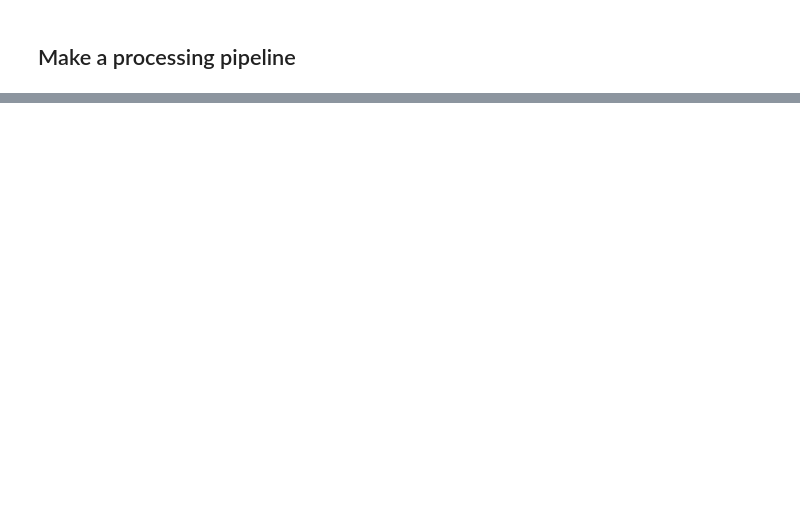
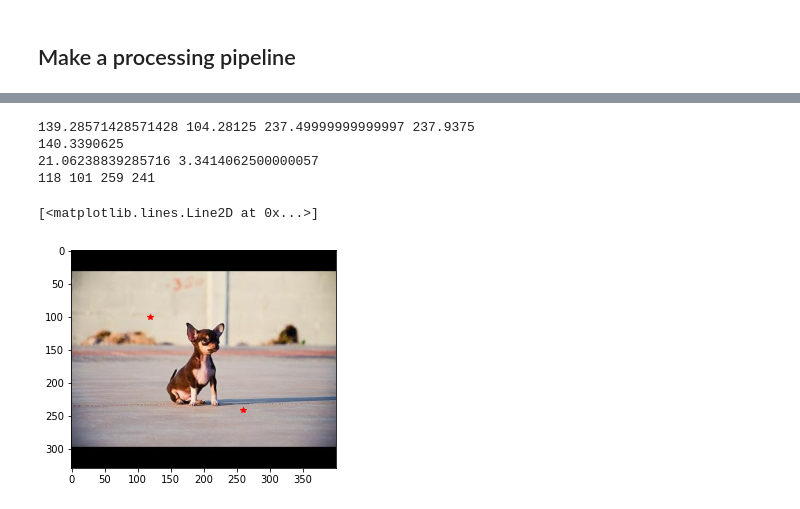
Before and after one commit to makyeme/usecase-background-seperation, a Jupyter notebook: image_to_trimap.ipynb, the cells around one changed output, grey strips where cells are left out. Cells and saved outputs as stored; diff of their text form; code cells hidden in the pictures; blank space fills up the shorter version.

```diff
--- a/image_to_trimap.ipynb
+++ b/image_to_trimap.ipynb
@@ -119,0 +160,39 @@ prepare_image("../DUTS/DUTS-TR/DUTS-TR-Image/n04254680_7831.jpg", show_steps=Tru
+# %%
+plt.imshow(test_img)
+height, width = test_img.shape[:2]
+x_scale = 224.0 / width
+y_scale = 224.0 / height
+
+x0 = minx / x_scale
+y0 = miny / y_scale
+
+x1 = maxx / x_scale
+y1 = maxy / y_scale
+print(x0, y0, x1, y1)
+
+square_size=max(x1-x0, y1-y0) * 1.05
+print(square_size)
+
+x_pad = (square_size - (x1 - x0)) / 2
+y_pad = (square_size - (y1 - y0)) / 2
+print(x_pad, y_pad)
+
+x0-=x_pad
+y0-=y_pad
+x1+=x_pad
+y1+=y_pad
+
+x0=int(round(x0))
+x1=int(round(x1))
+y0=int(round(y0))
+y1=int(round(y1))
+print(x0, y0, x1, y1)
+
+plt.plot([x0, x1], [y0, y1], "r*")
+# %% [output]
+139.28571428571428 104.28125 237.49999999999997 237.9375
+140.3390625
+21.06238839285716 3.3414062500000057
+118 101 259 241
+[<matplotlib.lines.Line2D at 0x...>]
+[figure, added]
```
Also changed, not shown: parts of 14 cells of this notebook, 1 other file.
